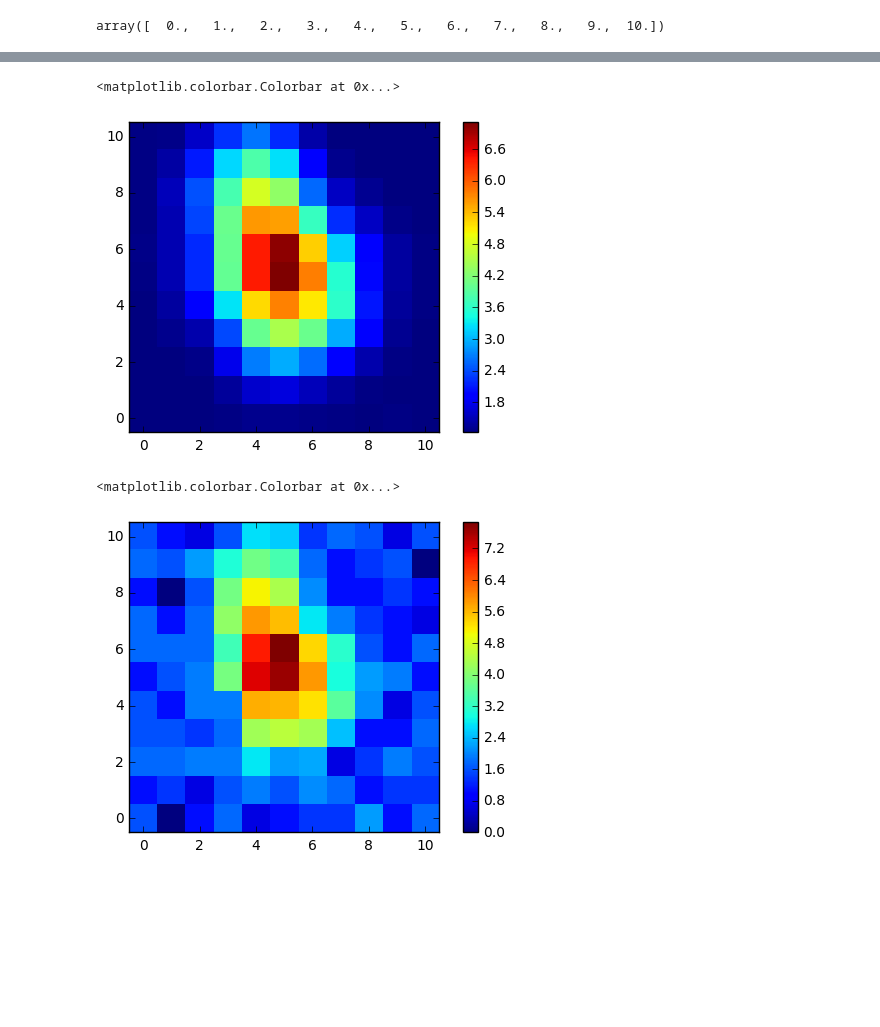
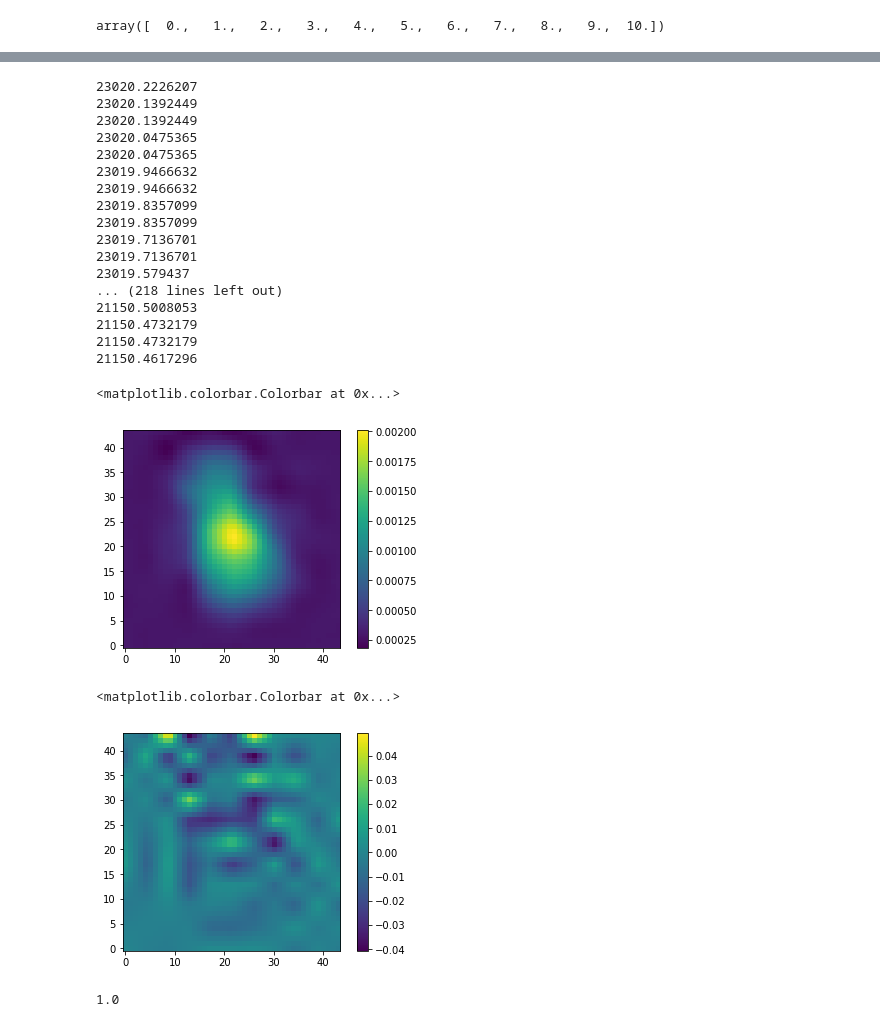
Before and after one commit to benmontet/nutella, a Jupyter notebook: nutella_example.ipynb, the cells around one changed output, grey strips where cells are left out. Drawn from its saved outputs; the diff is of its cells as text; code cells hidden in the pictures; blank space fills up the shorter version.

```diff
--- a/nutella_example.ipynb
+++ b/nutella_example.ipynb
@@ -359,0 +310,2 @@ plt.colorbar()
+# %%
+gds = np.copy(norm_super_tpf)
@@ -360,24 +324,30 @@ plt.colorbar()
 # %%
-def gradient_descent(arg_template, p):
+def gradient_descent_ds(template_s, template_d, p):
     f_n, yc_n, xc_n = p
-    i = 0
-    c = 1e-9
-    tmp_s = arg_template
-    interp_ = RectBivariateSpline(x, y, model(f_n, yc_n, xc_n, tmp_s) - tpf[0], kx=1, ky=1)
-    dlnlike_ds = f_n * 2 * interp_(yp - yc_n, xp - xc_n)
-    while i < 2000:
-        logL_before = lnlikelihood(data=tpf[0]).evaluate((f_n, yc_n, xc_n), tmp_s)
+    j = 0
+    c = 1e-12
+    tmp_s = template_s
+    models = [model(f_n[i], yc_n[i], xc_n[i], tmp_s) + model(1, 0, 0, template_d) for i in range(1000)]
+    interps = [RectBivariateSpline(x, y, models[i] - tpf[i], kx=1, ky=1) for i in range(1000)]
+    dlnlike_ds = 2 * np.array([f_n[i] * interps[i](yp - yc_n[i], xp - xc_n[i]) for i in range(1000)])
+    dlnlike_ds = np.sum(dlnlike_ds, axis=0)
+    while j < 2000:
+        logL_before = np.sum([lnlikelihood(data=tpf[i]).evaluate((f_n[i], yc_n[i], xc_n[i]), tmp_s, template_d)
+                              for i in range(1000)])
         tmp_s = tmp_s - c * dlnlike_ds
-        logL_after = lnlikelihood(data=tpf[0]).evaluate((f_n, yc_n, xc_n), tmp_s)
-        interp_ = RectBivariateSpline(x, y, model(f_n, yc_n, xc_n, tmp_s) - tpf[0], kx=1, ky=1)
-        dlnlike_ds = f_n * 2 * interp_(yp - yc_n, xp - xc_n)
+        logL_after = np.sum([lnlikelihood(data=tpf[i]).evaluate((f_n[i], yc_n[i], xc_n[i]), tmp_s, template_d)
+                             for i in range(1000)])
+        models = [model(f_n[i], yc_n[i], xc_n[i], tmp_s) + model(1, 0, 0, template_d) for i in range(1000)]
+        interps = [RectBivariateSpline(x, y, models[i] - tpf[i], kx=1, ky=1) for i in range(1000)]
+        dlnlike_ds = 2 * np.array([f_n[i] * interps[i](yp - yc_n[i], xp - xc_n[i]) for i in range(1000)])
+        dlnlike_ds = np.sum(dlnlike_ds, axis=0)
+        print(logL_before)
+        print(logL_after)
         if logL_after < logL_before:
             c *= 1.1
         else:
             c *= .5
-        if abs(logL_after - logL_before) < 1e-4:
+        if (logL_before - logL_after) / logL_before < 1e-6:
             break
-        print(logL_after)
-        print(np.mean(dlnlike_ds), np.std(dlnlike_ds))
-        i += 1
+        j += 1
     return tmp_s
@@ -403,0 +384,2 @@ gd = gradient_descent(tmp_s, result.x)
+# %%
+gdd=detector
@@ -403,0 +390,3 @@ gd = gradient_descent(tmp_s, result.x)
+# %%
+gds = gradient_descent_ds(gds, gdd, (results[:, 0], results[:, 1], results[:, 2]))
+gds = gds / np.sum(gds)
@@ -404,12 +411,36 @@ gd = gradient_descent(tmp_s, result.x)
+# %%
+gdd = gradient_descent_dd(gds, gdd, (results[:, 0], results[:, 1], results[:, 2]))
+# %% [output]
+23020.2226207
+23020.1392449
+23020.1392449
+23020.0475365
+23020.0475365
+23019.9466632
+23019.9466632
+23019.8357099
+23019.8357099
+23019.7136701
+23019.7136701
+23019.579437
+... (218 lines left out)
+21150.5008053
+21150.4732179
+21150.4732179
+21150.4617296
 # %%
-plt.imshow(model(f_n, yc_n, xc_n, tmp_s), origin='lower', interpolation='nearest')
+plt.imshow(gds, origin='lower', interpolation='nearest')
 plt.colorbar()
 # %% [output]
 <matplotlib.colorbar.Colorbar at 0x...>
-[figure, old version]
+[figure, new version]
 # %%
-plt.imshow(tpf[0], origin='lower', interpolation='nearest')
+plt.imshow(gdd, origin='lower', interpolation='nearest')
 plt.colorbar()
 # %% [output]
 <matplotlib.colorbar.Colorbar at 0x...>
-[figure, old version]
+[figure, new version]
+# %%
+np.sum(gds)
+# %% [output]
+1.0
```
Also changed, not shown: parts of 100 cells of this notebook, 1 other file.
